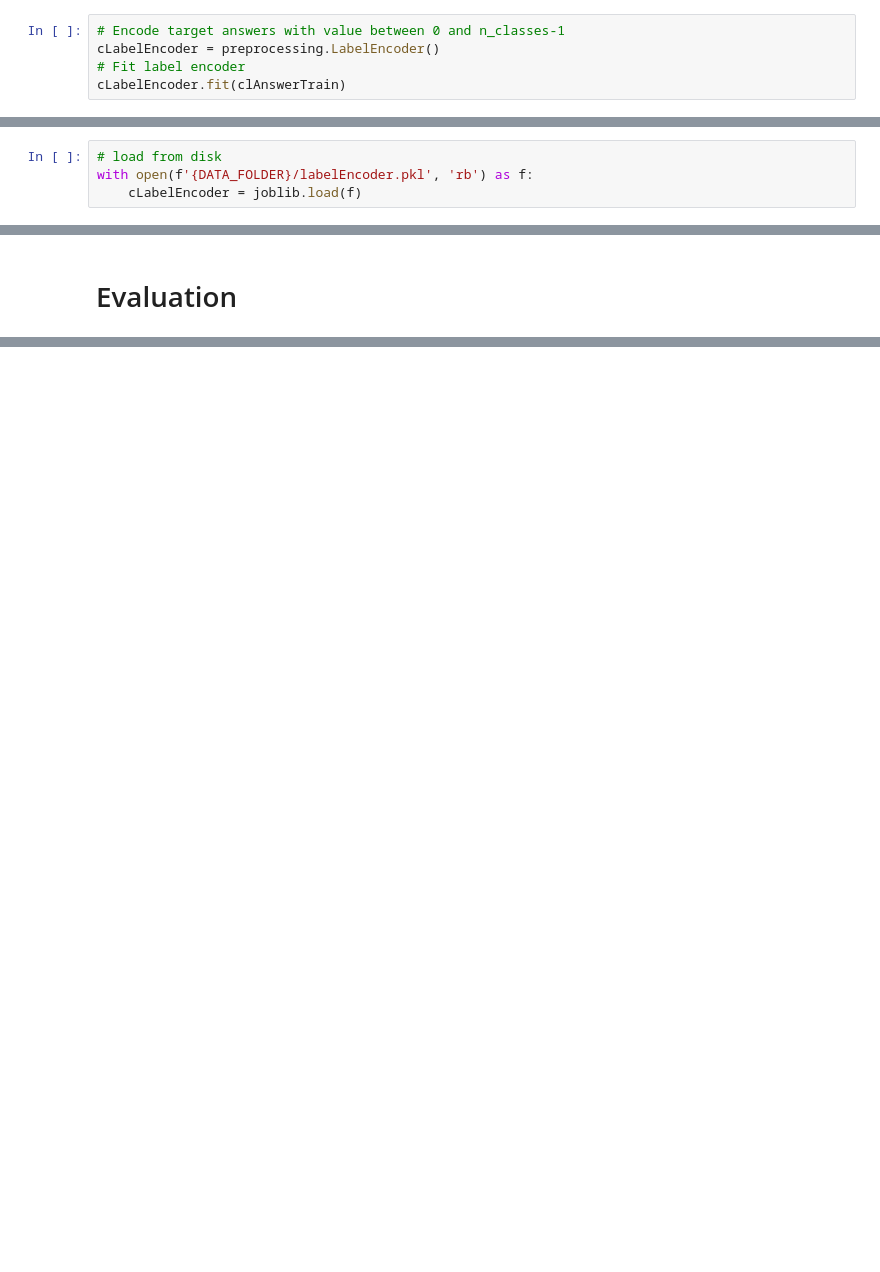
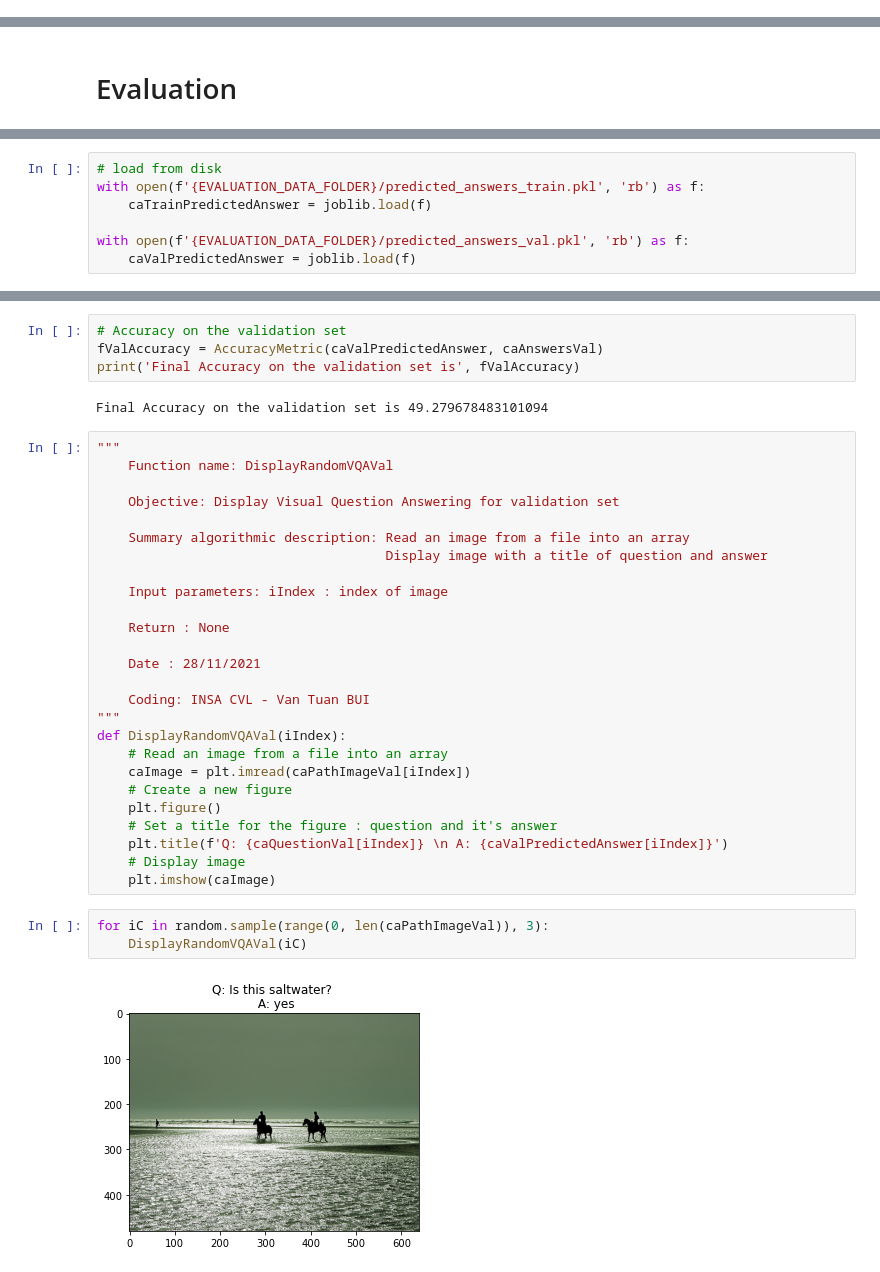
Before and after one commit to bvantuan/VQA, a Jupyter notebook: Model.ipynb, the cells around one changed output, grey strips where cells are left out. Saved outputs shown, nothing was run; the diff lists cells and outputs as text; blank space fills up the shorter version.

```diff
--- a/Model.ipynb
+++ b/Model.ipynb
@@ -679,5 +68,0 @@ array([[  3,   2,   5, ...,   0,   0,   0],
-# %%
-# Encode target answers with value between 0 and n_classes-1
-cLabelEncoder = preprocessing.LabelEncoder()
-# Fit label encoder
-cLabelEncoder.fit(clAnswerTrain)
@@ -694,4 +68,0 @@ len(cLabelEncoder.classes_)
-# %%
-# load from disk
-with open(f'{DATA_FOLDER}/labelEncoder.pkl', 'rb') as f:
-    cLabelEncoder = joblib.load(f)
@@ -1568,0 +1038,7 @@ Reusing TensorBoard on port 6006 (pid 13832), started 1:03:27 ago. (Use '!kill 1
+# %%
+# load from disk
+with open(f'{EVALUATION_DATA_FOLDER}/predicted_answers_train.pkl', 'rb') as f:
+    caTrainPredictedAnswer = joblib.load(f)
+
+with open(f'{EVALUATION_DATA_FOLDER}/predicted_answers_val.pkl', 'rb') as f:
+    caValPredictedAnswer = joblib.load(f)
@@ -1568,0 +1093,37 @@ Reusing TensorBoard on port 6006 (pid 13832), started 1:03:27 ago. (Use '!kill 1
+# %%
+# Accuracy on the validation set
+fValAccuracy = AccuracyMetric(caValPredictedAnswer, caAnswersVal)
+print('Final Accuracy on the validation set is', fValAccuracy)
+# %% [output]
+Final Accuracy on the validation set is 49.279678483101094
+# %%
+"""
+    Function name: DisplayRandomVQAVal
+
+    Objective: Display Visual Question Answering for validation set
+
+    Summary algorithmic description: Read an image from a file into an array
+                                     Display image with a title of question and answer
+
+    Input parameters: iIndex : index of image
+
+    Return : None
+
+    Date : 28/11/2021
+
+    Coding: INSA CVL - Van Tuan BUI
+"""
+def DisplayRandomVQAVal(iIndex):
+    # Read an image from a file into an array
+    caImage = plt.imread(caPathImageVal[iIndex])
+    # Create a new figure
+    plt.figure()
+    # Set a title for the figure : question and it's answer
+    plt.title(f'Q: {caQuestionVal[iIndex]} \n A: {caValPredictedAnswer[iIndex]}')
+    # Display image
+    plt.imshow(caImage)
+# %%
+for iC in random.sample(range(0, len(caPathImageVal)), 3):
+    DisplayRandomVQAVal(iC)
+# %% [output]
+[figure, added]
```
Also changed, not shown: parts of 75 cells of this notebook, 2 other files.
